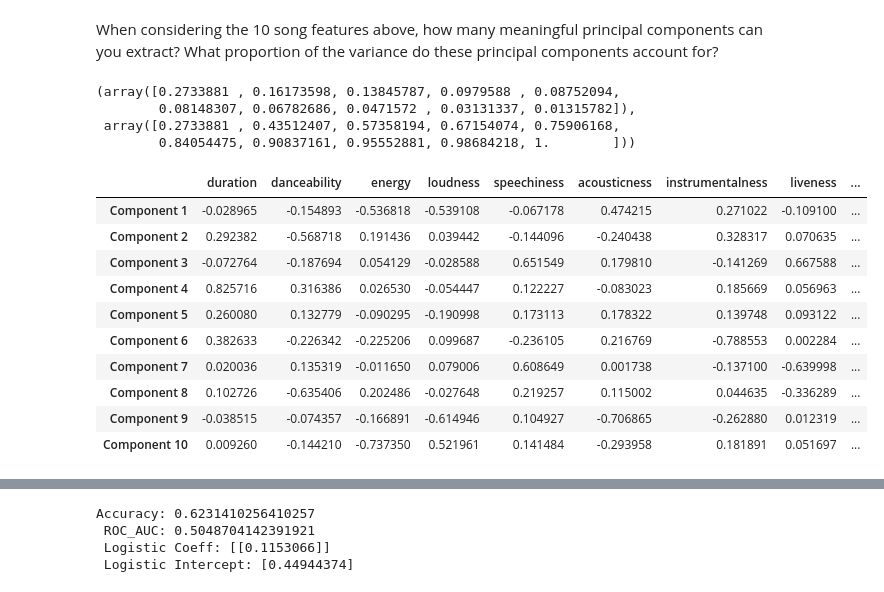
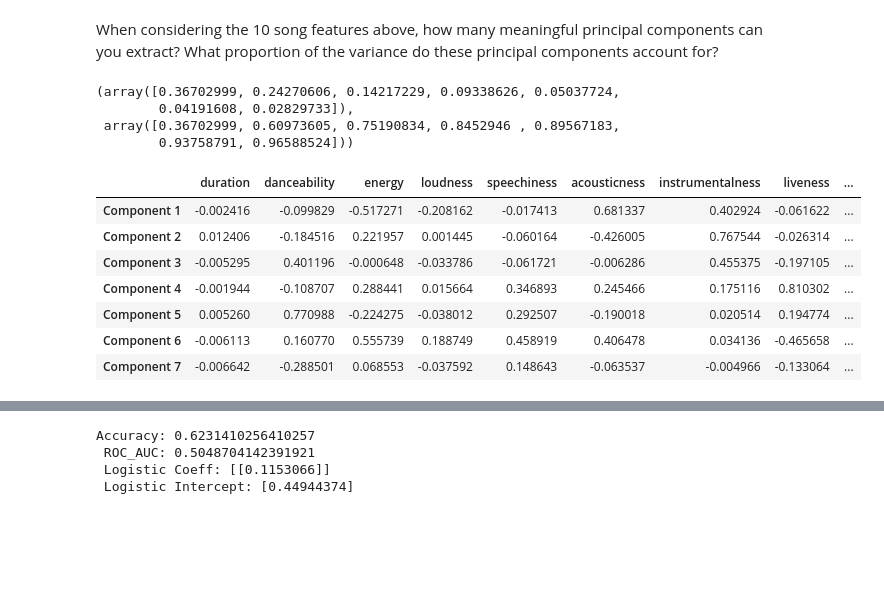
Before and after one commit to katie0carlson/PODS_Capstone, a Jupyter notebook: Project_PODS_Capstone.ipynb, the cells around one changed output, grey strips where cells are left out. Saved outputs shown, nothing was run; the diff lists cells and outputs as text; code cells hidden in the pictures; blank space fills up the shorter version.

```diff
--- a/Project_PODS_Capstone.ipynb
+++ b/Project_PODS_Capstone.ipynb
@@ -231,13 +231,13 @@ plt.show();
 # %% [markdown]
 When considering the 10 song features above, how many meaningful principal components can you extract? What proportion of the variance do these principal components account for?
 # %%
-from sklearn.preprocessing import StandardScaler
+from sklearn.preprocessing import MinMaxScaler
 from sklearn.decomposition import PCA
 
-scaler = StandardScaler()
+scaler = MinMaxScaler()
 X_scaled = scaler.fit_transform(clean_data[features])
 
-pca = PCA(n_components=len(features))
+pca = PCA(n_components= 0.95)
 pca.fit(X_scaled)
 
 #Explained variance ratio for each principal component
@@ -246,29 +246,26 @@ cumulative_variance_ratio = pca.explained_variance_ratio_.cumsum()
 
 explained_variance_ratio, cumulative_variance_ratio
 # %% [output]
-(array([0.2733881 , 0.16173598, 0.13845787, 0.0979588 , 0.08752094,
-        0.08148307, 0.06782686, 0.0471572 , 0.03131337, 0.01315782]),
- array([0.2733881 , 0.43512407, 0.57358194, 0.67154074, 0.75906168,
-        0.84054475, 0.90837161, 0.95552881, 0.98684218, 1.        ]))
+(array([0.36702999, 0.24270606, 0.14217229, 0.09338626, 0.05037724,
+        0.04191608, 0.02829733]),
+ array([0.36702999, 0.60973605, 0.75190834, 0.8452946 , 0.89567183,
+        0.93758791, 0.96588524]))
 # %%
 #Extract
 component = pca.components_
 
 #Make df to interpret
-component_df = pd.DataFrame(component, columns=features, index=[f"Component {i+1}" for i in range(len(features))])
+component_df = pd.DataFrame(component, columns=features, index=[f"Component {i+1}" for i in range(7)])
 component_df
 # %% [output]
 |  | duration | danceability | energy | loudness | speechiness | acousticness | instrumentalness | liveness | ... |
-| Component 1 | -0.028965 | -0.154893 | -0.536818 | -0.539108 | -0.067178 | 0.474215 | 0.271022 | -0.109100 | ... |
-| Component 2 | 0.292382 | -0.568718 | 0.191436 | 0.039442 | -0.144096 | -0.240438 | 0.328317 | 0.070635 | ... |
-| Component 3 | -0.072764 | -0.187694 | 0.054129 | -0.028588 | 0.651549 | 0.179810 | -0.141269 | 0.667588 | ... |
-| Component 4 | 0.825716 | 0.316386 | 0.026530 | -0.054447 | 0.122227 | -0.083023 | 0.185669 | 0.056963 | ... |
-| Component 5 | 0.260080 | 0.132779 | -0.090295 | -0.190998 | 0.173113 | 0.178322 | 0.139748 | 0.093122 | ... |
-| Component 6 | 0.382633 | -0.226342 | -0.225206 | 0.099687 | -0.236105 | 0.216769 | -0.788553 | 0.002284 | ... |
-| Component 7 | 0.020036 | 0.135319 | -0.011650 | 0.079006 | 0.608649 | 0.001738 | -0.137100 | -0.639998 | ... |
-| Component 8 | 0.102726 | -0.635406 | 0.202486 | -0.027648 | 0.219257 | 0.115002 | 0.044635 | -0.336289 | ... |
-| Component 9 | -0.038515 | -0.074357 | -0.166891 | -0.614946 | 0.104927 | -0.706865 | -0.262880 | 0.012319 | ... |
-| Component 10 | 0.009260 | -0.144210 | -0.737350 | 0.521961 | 0.141484 | -0.293958 | 0.181891 | 0.051697 | ... |
+| Component 1 | -0.002416 | -0.099829 | -0.517271 | -0.208162 | -0.017413 | 0.681337 | 0.402924 | -0.061622 | ... |
+| Component 2 | 0.012406 | -0.184516 | 0.221957 | 0.001445 | -0.060164 | -0.426005 | 0.767544 | -0.026314 | ... |
+| Component 3 | -0.005295 | 0.401196 | -0.000648 | -0.033786 | -0.061721 | -0.006286 | 0.455375 | -0.197105 | ... |
+| Component 4 | -0.001944 | -0.108707 | 0.288441 | 0.015664 | 0.346893 | 0.245466 | 0.175116 | 0.810302 | ... |
+| Component 5 | 0.005260 | 0.770988 | -0.224275 | -0.038012 | 0.292507 | -0.190018 | 0.020514 | 0.194774 | ... |
+| Component 6 | -0.006113 | 0.160770 | 0.555739 | 0.188749 | 0.458919 | 0.406478 | 0.034136 | -0.465658 | ... |
+| Component 7 | -0.006642 | -0.288501 | 0.068553 | -0.037592 | 0.148643 | -0.063537 | -0.004966 | -0.133064 | ... |
 # %%
 # @title duration
 
```
Also changed, not shown: parts of 2 cells of this notebook.
